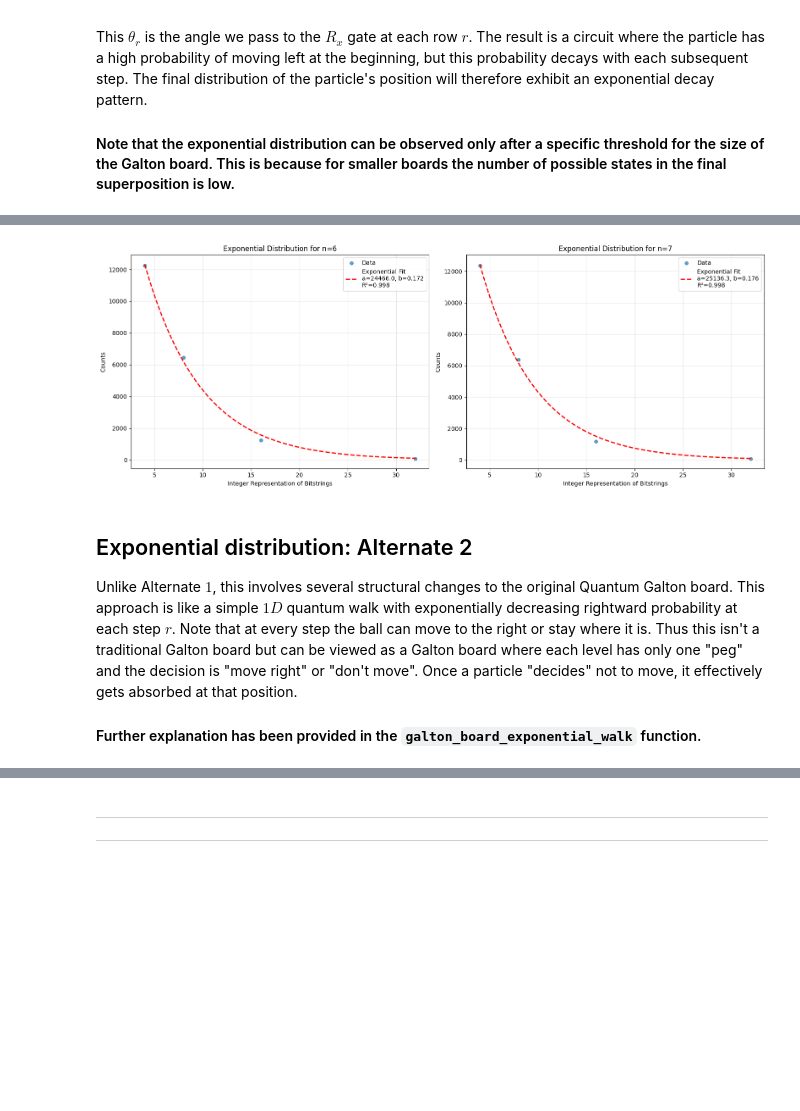
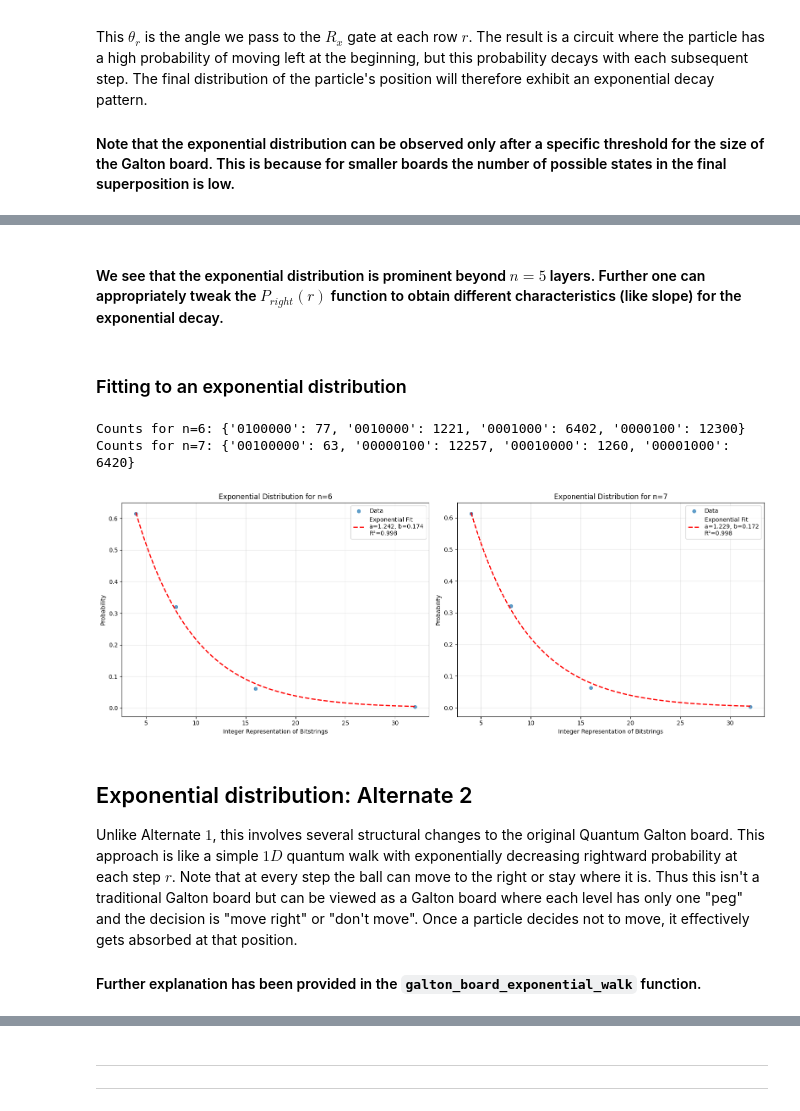
Before and after one commit to virajd98/Q-Plinkers, a Jupyter notebook: Generalized_Galton_Board.ipynb, the cells around one changed output, grey strips where cells are left out. Drawn from its saved outputs; the diff is of its cells as text; code cells hidden in the pictures; blank space fills up the shorter version.

```diff
--- a/Generalized_Galton_Board.ipynb
+++ b/Generalized_Galton_Board.ipynb
@@ -459,12 +499,12 @@ This $\theta_r$ is the angle we pass to the $R_x$ gate at each row $r$. The resu
 #### Note that the exponential distribution can be observed only after a specific threshold for the size of the Galton board. This is because for smaller boards the number of possible states in the final superposition is low.
 # %%
 def row_dependent_gate_right(r):
-    p = 0.5 + 0.1* r
+    p = 0.5 + 0.1 * r
     p = min(1.0, p)  # Ensure p is in the range [0, 1]
     theta = 2 * np.arccos(np.sqrt(p))
     return RXGate(theta)
 
-gate_set= [row_dependent_gate_right]
+gate_set = [row_dependent_gate_right]
 
 fig, axes = plt.subplots(2, 2, figsize=(12, 10))
 axes = axes.flatten()
@@ -478,7 +518,14 @@ for i, n in enumerate(n_values):
         compiled_circuit = transpile(qc, backend, optimization_level=3)
         job = backend.run(compiled_circuit, shots=20000)
         counts = job.result().get_counts()
-        plot_histogram(counts, ax=axes[i], title=f'Counts for n={n}')
+        total_shots = sum(counts.values())
+        probabilities = {state: count/total_shots for state, count in counts.items()}
+
+
+        plot_histogram(probabilities, ax=axes[i])
+        axes[i].set_ylabel('Probability')
+        axes[i].set_title(f'Exponential Distribution for n={n}')
+        axes[i].grid(True, alpha=0.3)
 
 plt.tight_layout()
 plt.show()
@@ -487,16 +534,9 @@ plt.show()
+# %% [markdown]
+#### We see that the exponential distribution is prominent beyond $n=5$ layers. Further one can appropriately tweak the $P_{right}(r)$ function to obtain different characteristics (like slope) for the exponential decay.
+# %% [markdown]
+### Fitting to an exponential distribution
 # %%
-from scipy.optimize import curve_fit
-from scipy.stats import expon
-
-def row_dependent_gate_right(r):
-    p = 0.5 + 0.1* r
-    p = min(1.0, p)  # Ensure p is in the range [0, 1]
-    theta = 2 * np.arccos(np.sqrt(p))
-    return RXGate(theta)
-
-gate_set = [row_dependent_gate_right]
-
-fig, axes = plt.subplots(1, 2, figsize=(16, 6))  # Changed to 1 row, 2 columns
+fig, axes = plt.subplots(1, 2, figsize=(16, 6))
 
 n_values = [6, 7]
 
@@ -518,7 +558,9 @@ for i, n in enumerate(n_values):
         job = backend.run(compiled_circuit, shots=20000)
         counts = job.result().get_counts()
 
-        # Convert bitstrings to integers and get counts
+        total_shots = sum(counts.values())
+
+        # Convert bitstrings to integers and get probabilities
         x_values = []
         y_values = []
 
@@ -526,7 +568,8 @@ for i, n in enumerate(n_values):
             # Convert bitstring to integer
             int_value = int(bitstring, 2)
             x_values.append(int_value)
-            y_values.append(count)
+            # Convert counts to probabilities
+            y_values.append(count / total_shots)
 
         # Sort by x_values for proper plotting
         sorted_data = sorted(zip(x_values, y_values))
@@ -540,40 +583,41 @@ for i, n in enumerate(n_values):
         # Fit exponential distribution
         try:
             # Initial guess for parameters
             popt, pcov = curve_fit(exponential_func, x_values, y_values,
                                  p0=[max(y_values), 0.1], maxfev=5000)
 
-            # Generate smooth curve for plotting
             x_smooth = np.linspace(min(x_values), max(x_values), 100)
             y_fit = exponential_func(x_smooth, *popt)
 
             # Calculate R-squared
             y_predicted = exponential_func(x_values, *popt)
             r_squared = calculate_r_squared(y_values, y_predicted)
 
             # Plot the fit
             axes[i].plot(x_smooth, y_fit, 'r--', linewidth=2,
-                        label=f'Exponential Fit\na={popt[0]:.1f}, b={popt[1]:.3f}\nR²={r_squared:.3f}')
+                        label=f'Exponential Fit\na={popt[0]:.3f}, b={popt[1]:.3f}\nR²={r_squared:.3f}')
 
         except Exception as e:
             print(f"Failed to fit exponential for n={n}: {e}")
             axes[i].text(0.5, 0.5, 'Fit failed', transform=axes[i].transAxes,
                         ha='center', va='center')
 
         # Formatting
         axes[i].set_xlabel('Integer Representation of Bitstrings')
-        axes[i].set_ylabel('Counts')
+        axes[i].set_ylabel('Probability')  # Changed from 'Counts' to 'Probability'
         axes[i].set_title(f'Exponential Distribution for n={n}')
         axes[i].legend()
         axes[i].grid(True, alpha=0.3)
 
 plt.tight_layout()
 plt.show()
 # %% [output]
+Counts for n=6: {'0100000': 77, '0010000': 1221, '0001000': 6402, '0000100': 12300}
+Counts for n=7: {'00100000': 63, '00000100': 12257, '00010000': 1260, '00001000': 6420}
-[figure, old version]
+[figure, new version]
 # %% [markdown]
 ## Exponential distribution: Alternate 2
 
-Unlike Alternate $1$, this involves several structural changes to the original Quantum Galton board. This approach is like a simple $1D$ quantum walk with exponentially decreasing rightward probability at each step $r$. Note that at every step the ball can move to the right or stay where it is. Thus this isn't a traditional Galton board but can be viewed as a Galton board where each level has only one "peg" and the decision is "move right" or "don't move". Once a particle "decides" not to move, it effectively gets absorbed at that position.
+Unlike Alternate $1$, this involves several structural changes to the original Quantum Galton board. This approach is like a simple $1D$ quantum walk with exponentially decreasing rightward probability at each step $r$. Note that at every step the ball can move to the right or stay where it is. Thus this isn't a traditional Galton board but can be viewed as a Galton board where each level has only one "peg" and the decision is "move right" or "don't move". Once a particle decides not to move, it effectively gets absorbed at that position.
 
 #### Further explanation has been provided in the `galton_board_exponential_walk` function.
```
Also changed, not shown: parts of 19 cells of this notebook, 2 other files.
